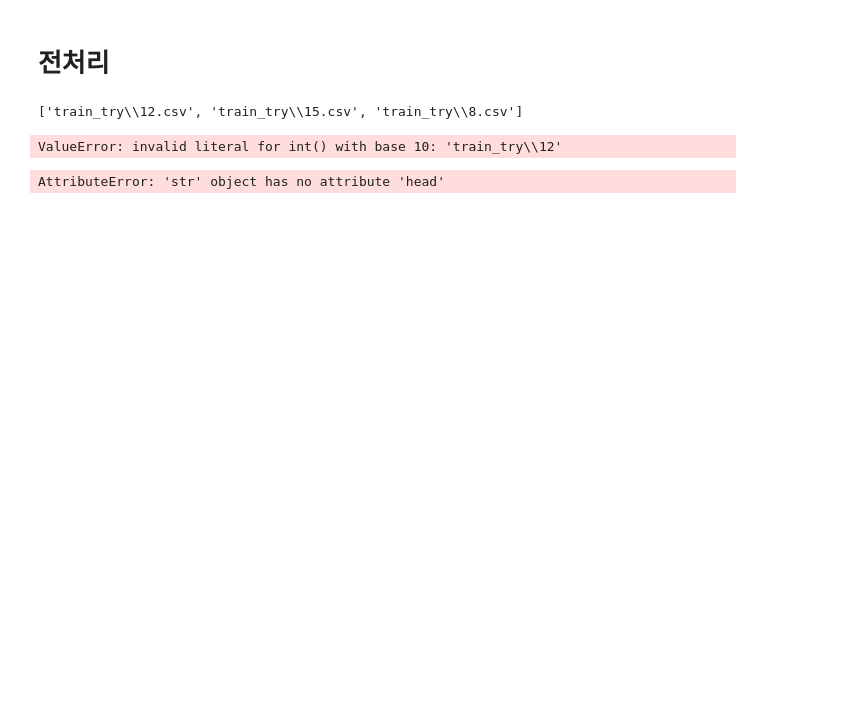
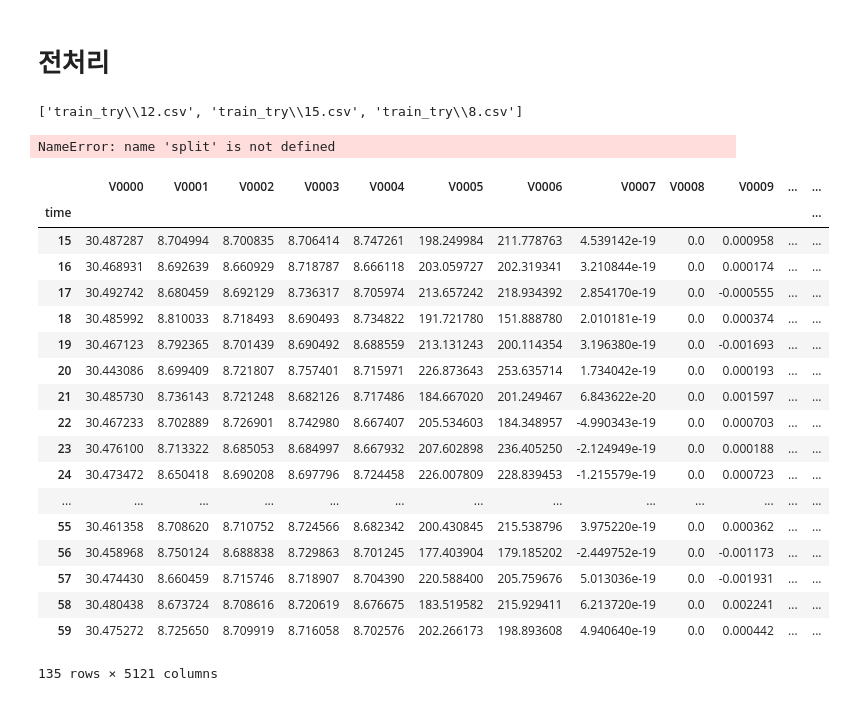
Before and after one commit to 20200130/djheuilaskjhcu, a Jupyter notebook: pre processing try.ipynb, the cells around one changed output. Saved outputs shown, nothing was run; the diff lists cells and outputs as text; code cells hidden in the pictures; blank space fills up the shorter version.

```diff
--- a/pre processing try.ipynb
+++ b/pre processing try.ipynb
@@ -1,8 +1,6 @@
 # %% [markdown]
 # 전처리
 # %%
-
-# 1. 데이터 불러오기
 
 # 모듈 불러오기
 import os
@@ -11,32 +9,47 @@ import pandas as pd
 from tqdm import tqdm
 
 # train 데이터 불러오기
-path = r'train_try' #경로
-output_file = r'result.csv' #아직안쓰이지만 하나로 합쳐진 파일
+path = r'train_try' # 경로
+output_file = r'result.csv' # 경로/파일명으로 합쳐진 결과 파일 미리 생성
 
 allTrain = glob.glob(os.path.join(path, '*.csv'))
-print(allTrain)
 
-allDf = []
+print(allTrain) # 불러온 csv 확인
+
+allDf = [] # dataframe이 들어갈 공간 생성
 for i in tqdm(allTrain):
     df = pd.read_csv(i, index_col = 0, nrows = 60) # 60행까지만 불러오기
     df = df.replace('.*', 0, regex=True).fillna(0) # 모든 문자열과 NA값을 0으로 대체
     df = df.loc[15:] # event_time 이후의 row들만 가지고 오기
-
-    file_id = int(file_name.split('.')[0]) # file id만 불러오기
-    df.index = np.repeat(file_id, len(df)) # row 인덱스를 file id로 덮어 씌우기
+    allDf.append(df) # df를 allDf에 집어넣음
+    dataCombine = pd.concat(allDf, axis=0) # concat함수를 이용해서 리스트의 내용을 병합
 
 
-
-    allDf.append(df)
-    dataCombine = pd.concat(allDf, axis=0)
-dataCombine.to_csv(output_file)
+dataCombine.to_csv(output_file) # to_csv함수로 저장
 # %% [output]
 ['train_try\\12.csv', 'train_try\\15.csv', 'train_try\\8.csv']
-ValueError: invalid literal for int() with base 10: 'train_try\\12'
+NameError: name 'split' is not defined
-# %%
-output_file.head()
-# %% [output]
-AttributeError: 'str' object has no attribute 'head'
+# %%
+dataCombine
+# %% [output]
+|  | V0000 | V0001 | V0002 | V0003 | V0004 | V0005 | V0006 | V0007 | V0008 | V0009 | ... | ... |
+| time |  |  |  |  |  |  |  |  |  |  |  | ... |
+| 15 | 30.487287 | 8.704994 | 8.700835 | 8.706414 | 8.747261 | 198.249984 | 211.778763 | 4.539142e-19 | 0.0 | 0.000958 | ... | ... |
+| 16 | 30.468931 | 8.692639 | 8.660929 | 8.718787 | 8.666118 | 203.059727 | 202.319341 | 3.210844e-19 | 0.0 | 0.000174 | ... | ... |
+| 17 | 30.492742 | 8.680459 | 8.692129 | 8.736317 | 8.705974 | 213.657242 | 218.934392 | 2.854170e-19 | 0.0 | -0.000555 | ... | ... |
+| 18 | 30.485992 | 8.810033 | 8.718493 | 8.690493 | 8.734822 | 191.721780 | 151.888780 | 2.010181e-19 | 0.0 | 0.000374 | ... | ... |
+| 19 | 30.467123 | 8.792365 | 8.701439 | 8.690492 | 8.688559 | 213.131243 | 200.114354 | 3.196380e-19 | 0.0 | -0.001693 | ... | ... |
+| 20 | 30.443086 | 8.699409 | 8.721807 | 8.757401 | 8.715971 | 226.873643 | 253.635714 | 1.734042e-19 | 0.0 | 0.000193 | ... | ... |
+| 21 | 30.485730 | 8.736143 | 8.721248 | 8.682126 | 8.717486 | 184.667020 | 201.249467 | 6.843622e-20 | 0.0 | 0.001597 | ... | ... |
+| 22 | 30.467233 | 8.702889 | 8.726901 | 8.742980 | 8.667407 | 205.534603 | 184.348957 | -4.990343e-19 | 0.0 | 0.000703 | ... | ... |
+| 23 | 30.476100 | 8.713322 | 8.685053 | 8.684997 | 8.667932 | 207.602898 | 236.405250 | -2.124949e-19 | 0.0 | 0.000188 | ... | ... |
+| 24 | 30.473472 | 8.650418 | 8.690208 | 8.697796 | 8.724458 | 226.007809 | 228.839453 | -1.215579e-19 | 0.0 | 0.000723 | ... | ... |
+| ... | ... | ... | ... | ... | ... | ... | ... | ... | ... | ... | ... | ... |
+| 55 | 30.461358 | 8.708620 | 8.710752 | 8.724566 | 8.682342 | 200.430845 | 215.538796 | 3.975220e-19 | 0.0 | 0.000362 | ... | ... |
+| 56 | 30.458968 | 8.750124 | 8.688838 | 8.729863 | 8.701245 | 177.403904 | 179.185202 | -2.449752e-19 | 0.0 | -0.001173 | ... | ... |
+| 57 | 30.474430 | 8.660459 | 8.715746 | 8.718907 | 8.704390 | 220.588400 | 205.759676 | 5.013036e-19 | 0.0 | -0.001931 | ... | ... |
+| 58 | 30.480438 | 8.673724 | 8.708616 | 8.720619 | 8.676675 | 183.519582 | 215.929411 | 6.213720e-19 | 0.0 | 0.002241 | ... | ... |
+| 59 | 30.475272 | 8.725650 | 8.709919 | 8.716058 | 8.702576 | 202.266173 | 198.893608 | 4.940640e-19 | 0.0 | 0.000442 | ... | ... |
+135 rows × 5121 columns
 # %%
 
```
Also changed, not shown: parts of 3 cells of this notebook.
